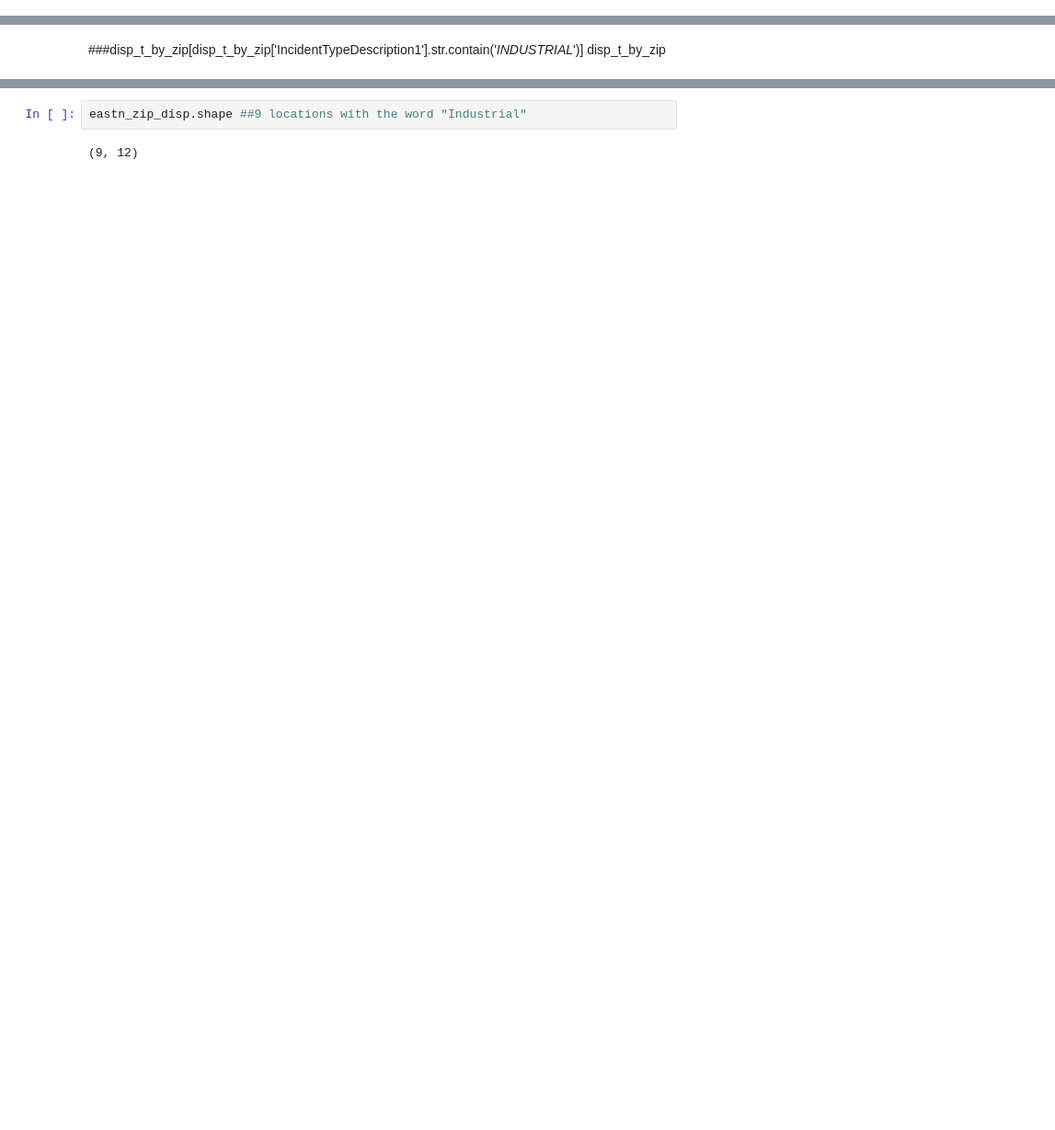
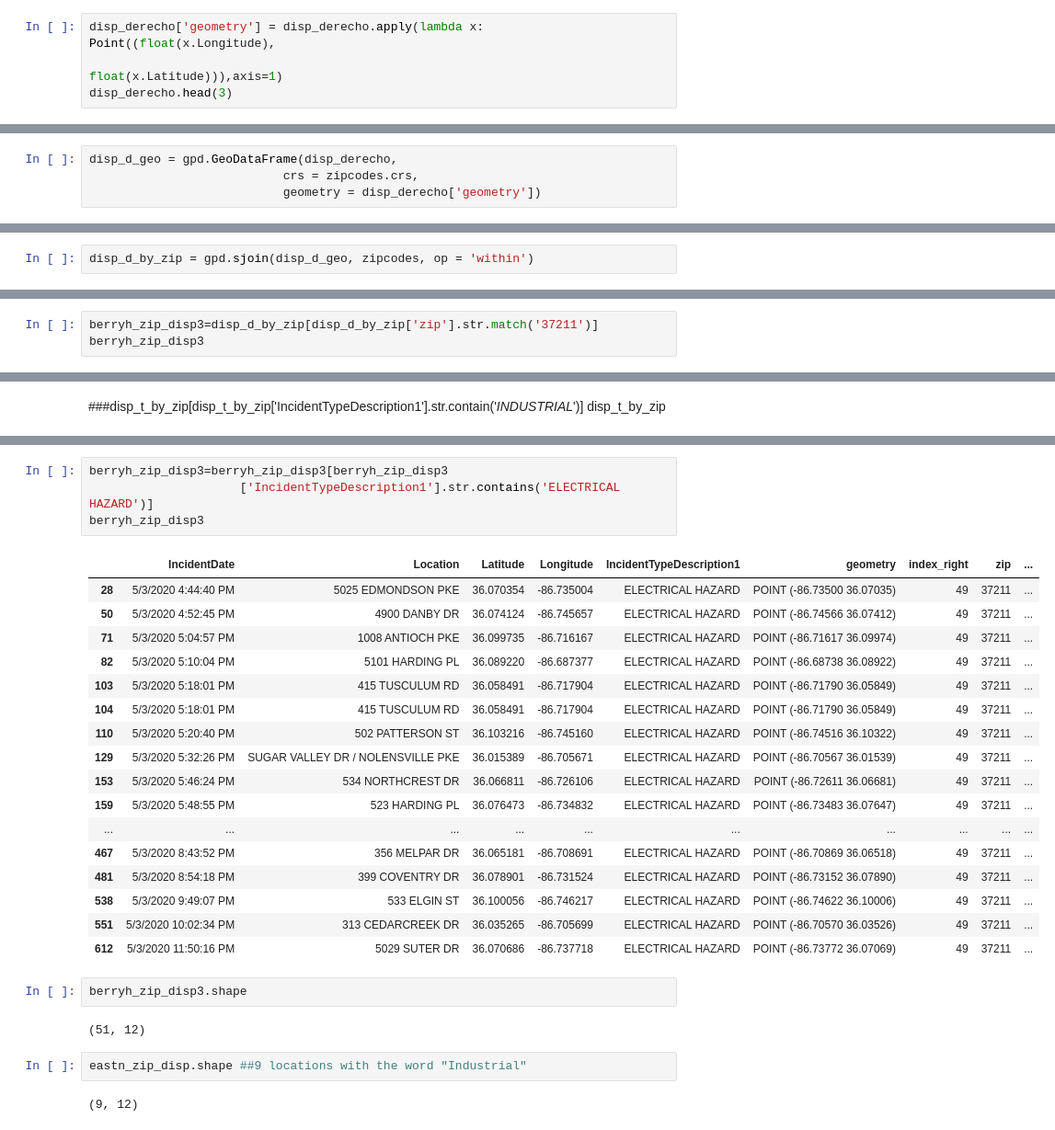
Before and after one commit to drewkonig/Metro-E911-Project, a Jupyter notebook: Notebook/geonash911.ipynb, the cells around one changed output, grey strips where cells are left out. Shown: that part at 92% size. Saved outputs shown, nothing was run; the diff lists cells and outputs as text; blank space fills up the shorter version.

```diff
--- a/Notebook/geonash911.ipynb
+++ b/Notebook/geonash911.ipynb
@@ -118,3 +284,7 @@ disp_tornado.head(3)
 | 0 | 3/3/2020 12:36:34 AM | 6205 COCKRILL BEND CIR | 36.182002 | -86.894052 | GENERAL ALARM COMMERCIAL INDUSTRI... | POINT (-86.89405212 36.18200191) |
 | 1 | 3/3/2020 12:37:24 AM | 7337 COCKRILL BEND BLVD | 36.175666 | -86.894978 | GENERAL ALARM COMMERCIAL INDUSTRI... | POINT (-86.89497756999999 36.175666) |
 | 2 | 3/3/2020 12:38:17 AM | 110 TUNE AIRPORT DR | 36.179299 | -86.883727 | STRUCTURE FIRE COMMERCIAL INDUSTRIAL | POINT (-86.8837274 36.17929946) |
+# %%
+disp_derecho['geometry'] = disp_derecho.apply(lambda x: Point((float(x.Longitude),
+                                                         float(x.Latitude))),axis=1)
+disp_derecho.head(3)
@@ -122,8 +297,14 @@ disp_tornado.head(3)
 disp_t_geo = gpd.GeoDataFrame(disp_tornado,
                            crs = zipcodes.crs,
                            geometry = disp_tornado['geometry'])
+# %%
+disp_d_geo = gpd.GeoDataFrame(disp_derecho,
+                           crs = zipcodes.crs,
+                           geometry = disp_derecho['geometry'])
 # %%
 disp_t_by_zip = gpd.sjoin(disp_t_geo, zipcodes, op = 'within')
+# %%
+disp_d_by_zip = gpd.sjoin(disp_d_geo, zipcodes, op = 'within')
 # %%
 disp_t_by_zip.head(3)
 # %% [output]
@@ -227,0 +468,3 @@ nes_energy
+# %%
+berryh_zip_disp3=disp_d_by_zip[disp_d_by_zip['zip'].str.match('37211')]
+berryh_zip_disp3
@@ -245,3 +695,29 @@ eastn_zip_disp
+# %%
+berryh_zip_disp3=berryh_zip_disp3[berryh_zip_disp3
+                     ['IncidentTypeDescription1'].str.contains('ELECTRICAL HAZARD')]
+berryh_zip_disp3
+# %% [output]
+|  | IncidentDate | Location | Latitude | Longitude | IncidentTypeDescription1 | geometry | index_right | zip | ... |
+| 28 | 5/3/2020 4:44:40 PM | 5025 EDMONDSON PKE | 36.070354 | -86.735004 | ELECTRICAL HAZARD | POINT (-86.73500 36.07035) | 49 | 37211 | ... |
+| 50 | 5/3/2020 4:52:45 PM | 4900 DANBY DR | 36.074124 | -86.745657 | ELECTRICAL HAZARD | POINT (-86.74566 36.07412) | 49 | 37211 | ... |
+| 71 | 5/3/2020 5:04:57 PM | 1008 ANTIOCH PKE | 36.099735 | -86.716167 | ELECTRICAL HAZARD | POINT (-86.71617 36.09974) | 49 | 37211 | ... |
+| 82 | 5/3/2020 5:10:04 PM | 5101 HARDING PL | 36.089220 | -86.687377 | ELECTRICAL HAZARD | POINT (-86.68738 36.08922) | 49 | 37211 | ... |
+| 103 | 5/3/2020 5:18:01 PM | 415 TUSCULUM RD | 36.058491 | -86.717904 | ELECTRICAL HAZARD | POINT (-86.71790 36.05849) | 49 | 37211 | ... |
+| 104 | 5/3/2020 5:18:01 PM | 415 TUSCULUM RD | 36.058491 | -86.717904 | ELECTRICAL HAZARD | POINT (-86.71790 36.05849) | 49 | 37211 | ... |
+| 110 | 5/3/2020 5:20:40 PM | 502 PATTERSON ST | 36.103216 | -86.745160 | ELECTRICAL HAZARD | POINT (-86.74516 36.10322) | 49 | 37211 | ... |
+| 129 | 5/3/2020 5:32:26 PM | SUGAR VALLEY DR / NOLENSVILLE PKE | 36.015389 | -86.705671 | ELECTRICAL HAZARD | POINT (-86.70567 36.01539) | 49 | 37211 | ... |
+| 153 | 5/3/2020 5:46:24 PM | 534 NORTHCREST DR | 36.066811 | -86.726106 | ELECTRICAL HAZARD | POINT (-86.72611 36.06681) | 49 | 37211 | ... |
+| 159 | 5/3/2020 5:48:55 PM | 523 HARDING PL | 36.076473 | -86.734832 | ELECTRICAL HAZARD | POINT (-86.73483 36.07647) | 49 | 37211 | ... |
+| ... | ... | ... | ... | ... | ... | ... | ... | ... | ... |
+| 467 | 5/3/2020 8:43:52 PM | 356 MELPAR DR | 36.065181 | -86.708691 | ELECTRICAL HAZARD | POINT (-86.70869 36.06518) | 49 | 37211 | ... |
+| 481 | 5/3/2020 8:54:18 PM | 399 COVENTRY DR | 36.078901 | -86.731524 | ELECTRICAL HAZARD | POINT (-86.73152 36.07890) | 49 | 37211 | ... |
+| 538 | 5/3/2020 9:49:07 PM | 533 ELGIN ST | 36.100056 | -86.746217 | ELECTRICAL HAZARD | POINT (-86.74622 36.10006) | 49 | 37211 | ... |
+| 551 | 5/3/2020 10:02:34 PM | 313 CEDARCREEK DR | 36.035265 | -86.705699 | ELECTRICAL HAZARD | POINT (-86.70570 36.03526) | 49 | 37211 | ... |
+| 612 | 5/3/2020 11:50:16 PM | 5029 SUTER DR | 36.070686 | -86.737718 | ELECTRICAL HAZARD | POINT (-86.73772 36.07069) | 49 | 37211 | ... |
+# %%
+berryh_zip_disp3.shape
+# %% [output]
+(51, 12)
 # %%
 eastn_zip_disp.shape ##9 locations with the word "Industrial"
 # %% [output]
```
Also changed, not shown: parts of 74 cells of this notebook.
